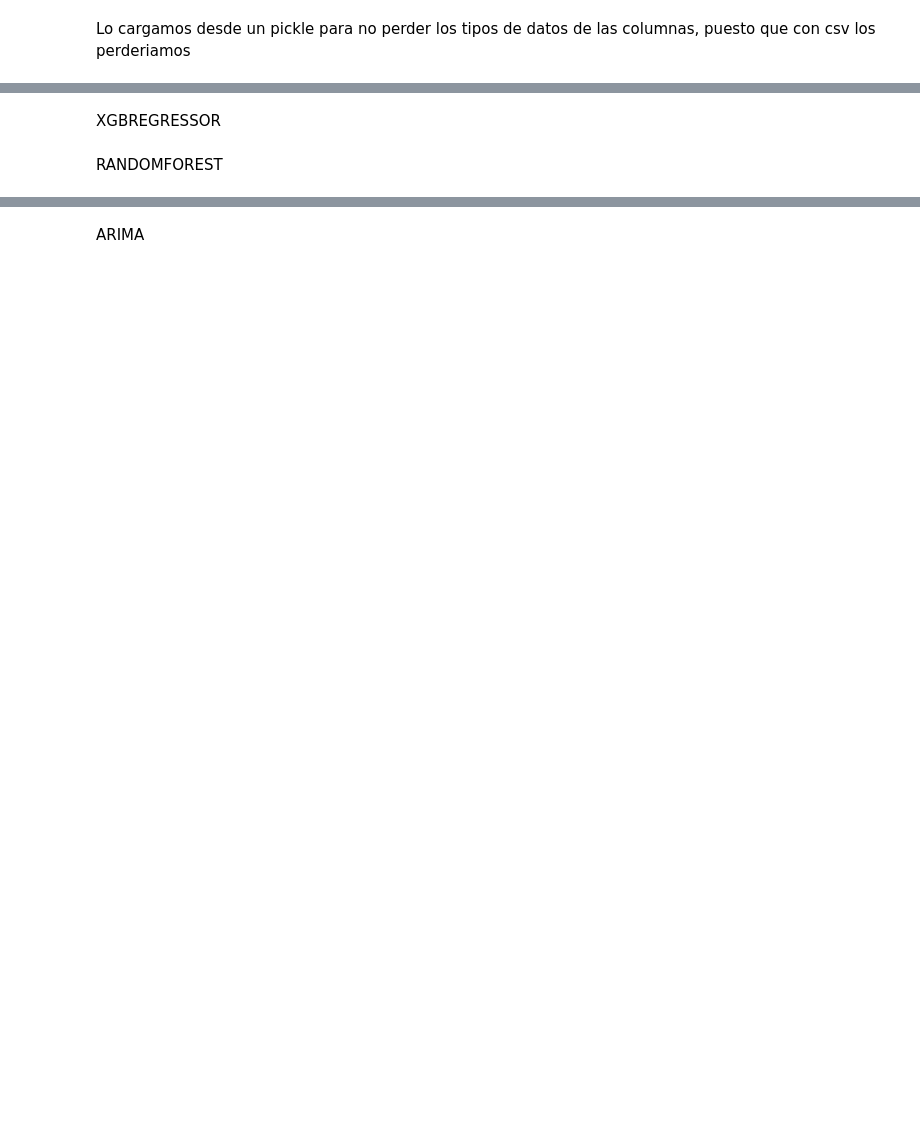
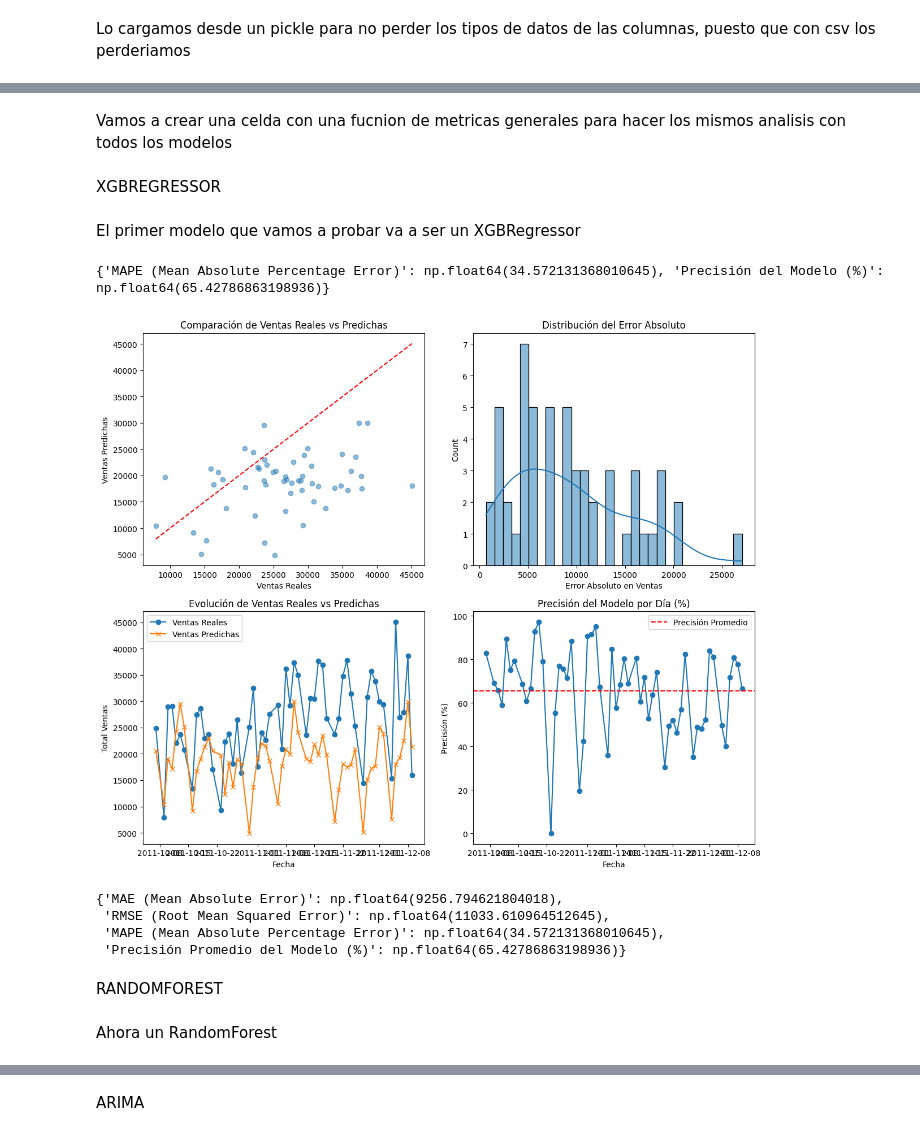
Before and after one commit to Thepelican18/Master_AI_group_activity_1, a Jupyter notebook: model_testing.ipynb, the cells around one changed output, grey strips where cells are left out. Saved outputs shown, nothing was run; the diff lists cells and outputs as text; code cells hidden in the pictures; blank space fills up the shorter version.

Commit message:
feat:  added some extra markdown comments on notebooks, also added a TODO list into model_testing end

```diff
--- a/model_testing.ipynb
+++ b/model_testing.ipynb
@@ -35,3 +42,5 @@ train_df, test_df = df[:train_size], df[train_size:]
 
 X_train, y_train = train_df[FEATURES], train_df[TARGET]
 X_test, y_test = test_df[FEATURES], test_df[TARGET]
+# %% [markdown]
+Vamos a crear una celda con una fucnion de metricas generales para hacer los mismos analisis con todos los modelos
@@ -38,23 +133,36 @@ X_test, y_test = test_df[FEATURES], test_df[TARGET]
 # %% [markdown]
 XGBREGRESSOR
+# %% [markdown]
+El primer modelo que vamos a probar va a ser un XGBRegressor
 # %%
 import xgboost as xgb
 import pandas as pd
 import numpy as np
 from sklearn.model_selection import train_test_split
-from sklearn.metrics import mean_absolute_error, mean_squared_error
+
 
 model = xgb.XGBRegressor(
     objective="reg:squarederror",
     n_estimators=100,
     learning_rate=0.1,
     max_depth=11,
     random_state=42
 )
 model.fit(X_train, y_train)
 y_pred = model.predict(X_test)
+
+exec_analysis(y_pred)
+# %% [output]
+{'MAPE (Mean Absolute Percentage Error)': np.float64(34.572131368010645), 'Precisión del Modelo (%)': np.float64(65.42786863198936)}
+[figure, added]
+{'MAE (Mean Absolute Error)': np.float64(9256.794621804018),
+ 'RMSE (Root Mean Squared Error)': np.float64(11033.610964512645),
+ 'MAPE (Mean Absolute Percentage Error)': np.float64(34.572131368010645),
+ 'Precisión Promedio del Modelo (%)': np.float64(65.42786863198936)}
 # %% [markdown]
 RANDOMFOREST
+# %% [markdown]
+Ahora un RandomForest
 # %%
 from sklearn.ensemble import RandomForestRegressor
 
```
Also changed, not shown: parts of 17 cells of this notebook, 1 other file.
